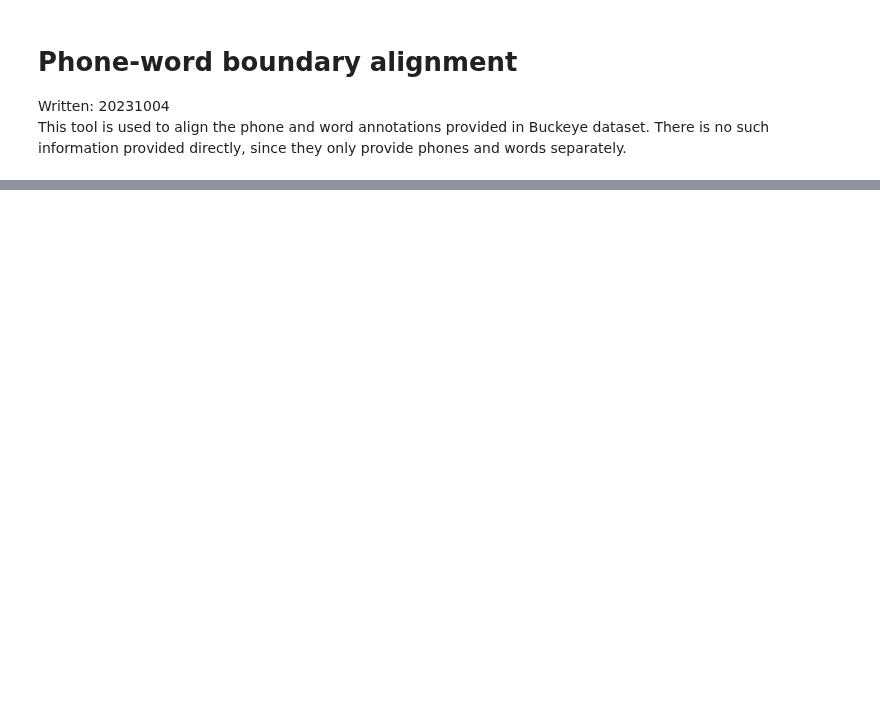
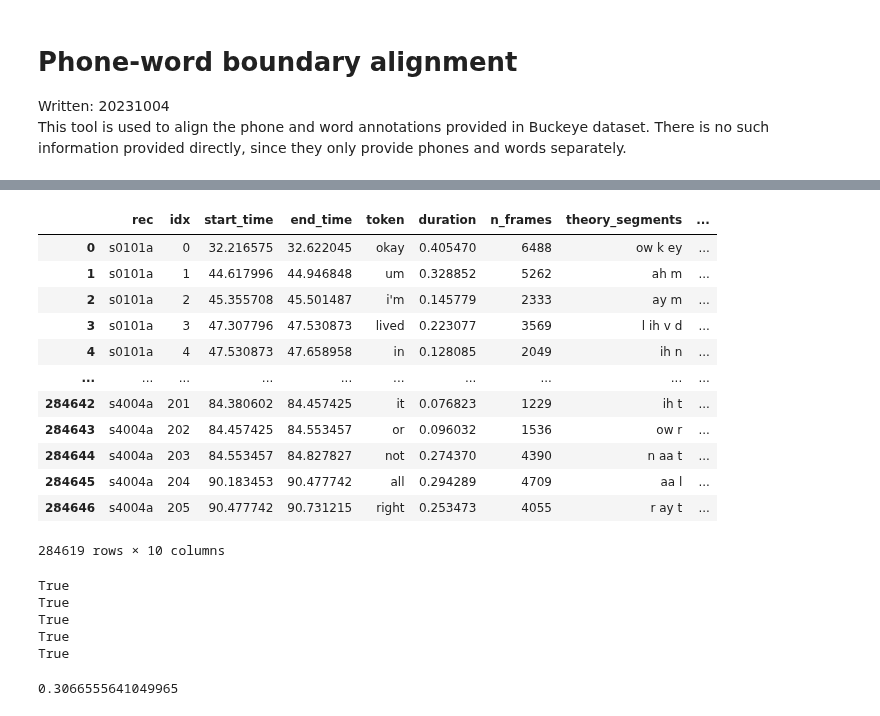
Before and after one commit to Frankalexej/wavln, a Jupyter notebook: phone_word_boundary_align.ipynb, the cells around one changed output, grey strips where cells are left out. Saved outputs shown, nothing was run; the diff lists cells and outputs as text; code cells hidden in the pictures; blank space fills up the shorter version.

```diff
--- a/phone_word_boundary_align.ipynb
+++ b/phone_word_boundary_align.ipynb
@@ -51,3 +52,6 @@ result_df = pd.DataFrame(results)
 
 # Save the results to a CSV file
 result_df.to_csv('results.csv', index=False)
+# %%
+wordlog_df = pd.read_csv(os.path.join(word_seg_anno_log_path, 'log.csv'))
+wordlog_df['produced_segments_clean'] = wordlog_df['produced_segments'].str.strip()
@@ -53,0 +67,30 @@ result_df.to_csv('results.csv', index=False)
+# %%
+wordlog_df[(wordlog_df["produced_segments_clean"]!="") & (wordlog_df["produced_segments_clean"].notna())]
+# %% [output]
+|  | rec | idx | start_time | end_time | token | duration | n_frames | theory_segments | ... |
+| 0 | s0101a | 0 | 32.216575 | 32.622045 | okay | 0.405470 | 6488 | ow k ey | ... |
+| 1 | s0101a | 1 | 44.617996 | 44.946848 | um | 0.328852 | 5262 | ah m | ... |
+| 2 | s0101a | 2 | 45.355708 | 45.501487 | i'm | 0.145779 | 2333 | ay m | ... |
+| 3 | s0101a | 3 | 47.307796 | 47.530873 | lived | 0.223077 | 3569 | l ih v d | ... |
+| 4 | s0101a | 4 | 47.530873 | 47.658958 | in | 0.128085 | 2049 | ih n | ... |
+| ... | ... | ... | ... | ... | ... | ... | ... | ... | ... |
+| 284642 | s4004a | 201 | 84.380602 | 84.457425 | it | 0.076823 | 1229 | ih t | ... |
+| 284643 | s4004a | 202 | 84.457425 | 84.553457 | or | 0.096032 | 1536 | ow r | ... |
+| 284644 | s4004a | 203 | 84.553457 | 84.827827 | not | 0.274370 | 4390 | n aa t | ... |
+| 284645 | s4004a | 204 | 90.183453 | 90.477742 | all | 0.294289 | 4709 | aa l | ... |
+| 284646 | s4004a | 205 | 90.477742 | 90.731215 | right | 0.253473 | 4055 | r ay t | ... |
+284619 rows × 10 columns
+# %%
+for idx, row in wordlog_df.iterrows():
+    if not isinstance(row["produced_segments_clean"], str):
+        print(math.isnan(row["produced_segments_clean"]))
+# %% [output]
+True
+True
+True
+True
+True
+# %%
+87280/284619
+# %% [output]
+0.3066555641049965
```
Also changed, not shown: parts of 2 cells of this notebook, 13 other files.
